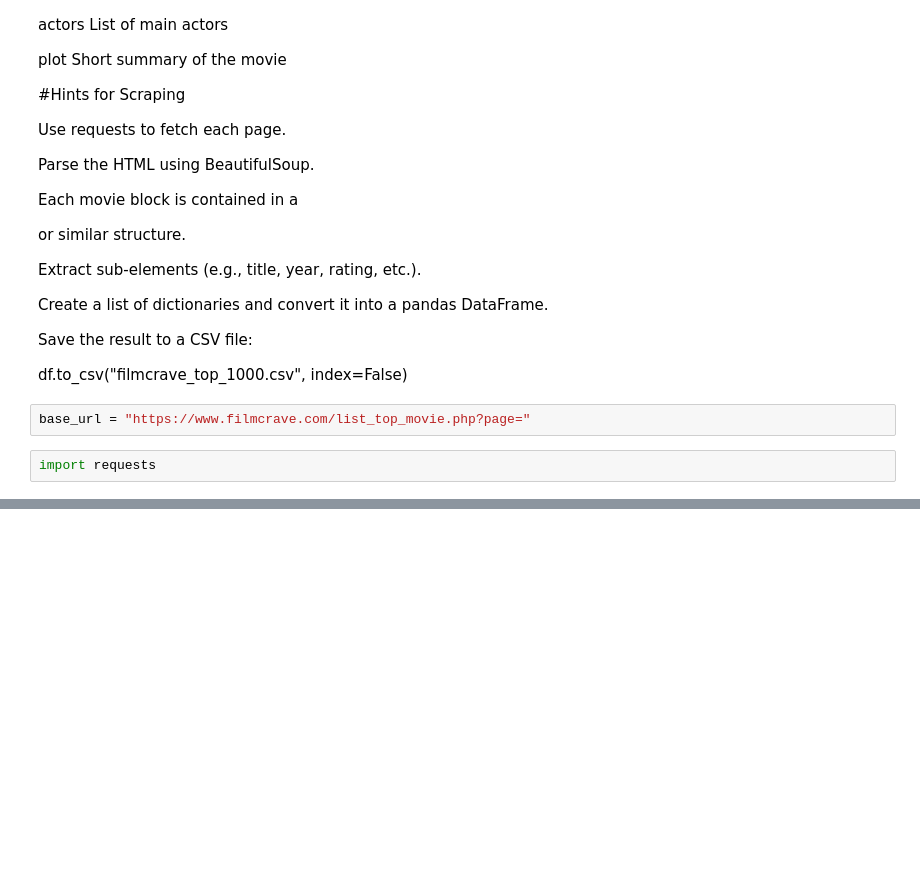
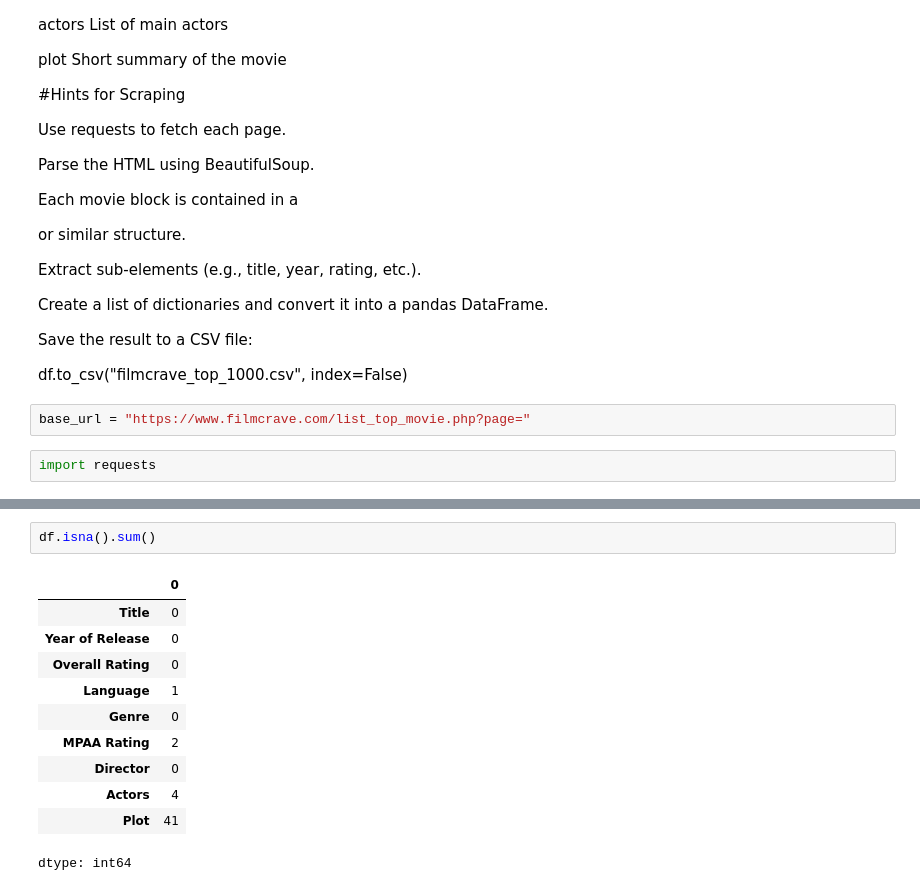
Before and after one commit to suryautharakumar/DAS7000_Data_Analytics_and_Visualisation, a Jupyter notebook: student_webscraping.ipynb, the cells around one changed output, grey strips where cells are left out. Saved outputs shown, nothing was run; the diff lists cells and outputs as text; blank space fills up the shorter version.

```diff
--- a/student_webscraping.ipynb
+++ b/student_webscraping.ipynb
@@ -119,0 +160,14 @@ print("\n✅ Data saved successfully to 'Filmcrave_Top_100_pages_Details.csv'")
+# %%
+df.isna().sum()
+# %% [output]
+|  | 0 |
+| Title | 0 |
+| Year of Release | 0 |
+| Overall Rating | 0 |
+| Language | 1 |
+| Genre | 0 |
+| MPAA Rating | 2 |
+| Director | 0 |
+| Actors | 4 |
+| Plot | 41 |
+dtype: int64
```
Also changed, not shown: parts of 4 cells of this notebook.
